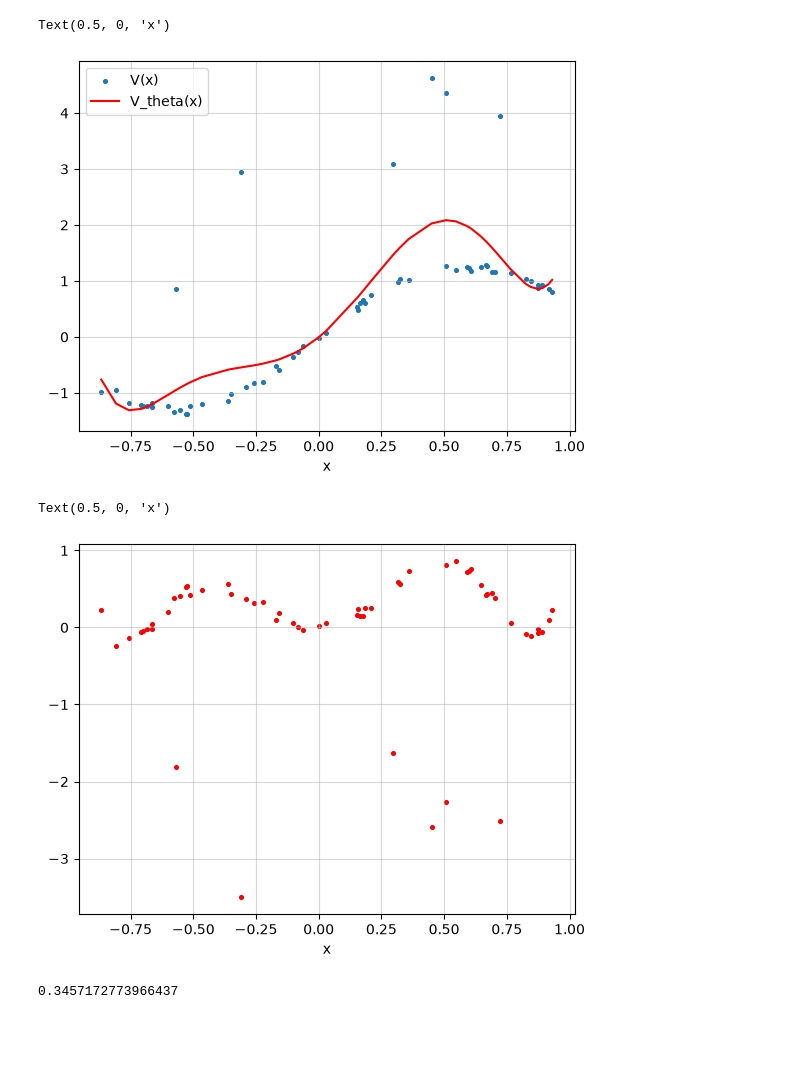
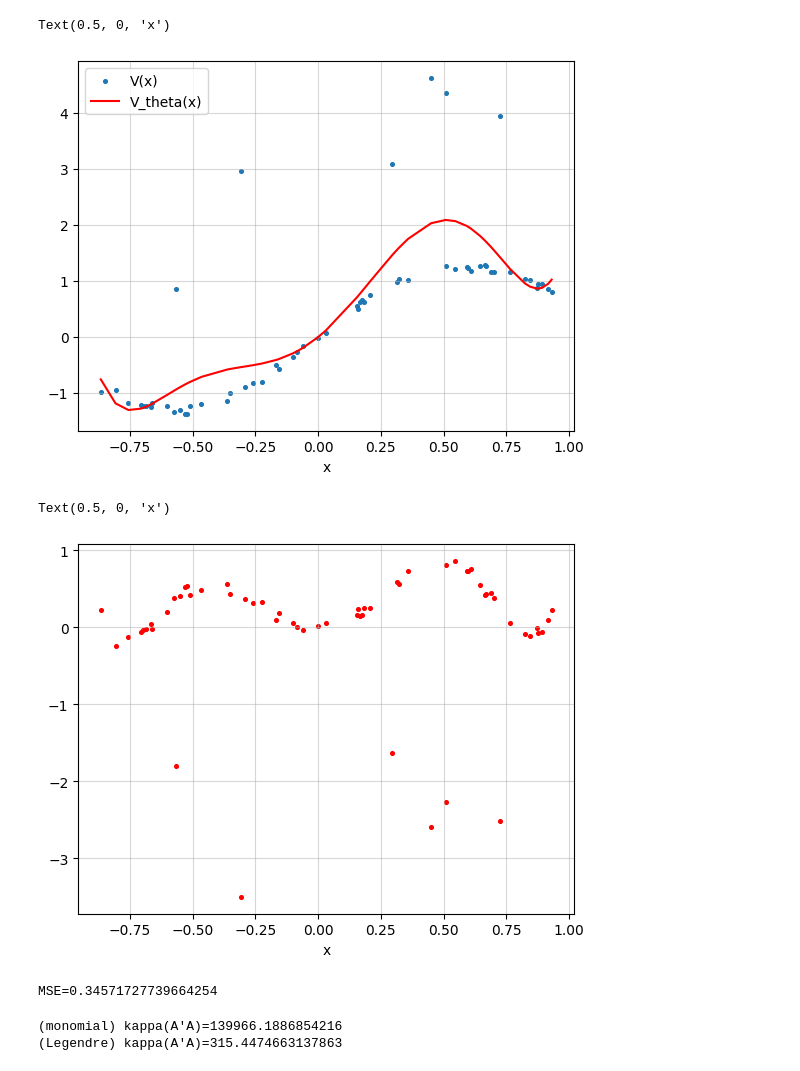
Before and after one commit to Deuter1um/OptimCW26_27, a Jupyter notebook: notebooks/part1.ipynb, the cells around one changed output. Saved outputs shown, nothing was run; the diff lists cells and outputs as text; code cells hidden in the pictures; blank space fills up the shorter version.

```diff
--- a/notebooks/part1.ipynb
+++ b/notebooks/part1.ipynb
@@ -17,6 +17,7 @@ with open(data_dir / "trainingI.dat", "r") as training:
         Y.append(y)
     X = np.array(X)
     Y = np.array(Y) # b
+    Y = Y.flatten()
 # %%
 m = 60
 n = 8
@@ -24,27 +25,27 @@ n = 8
 A = np.zeros((m, n))
 for i in range(m):
     for j in range(n):
-        A[i, j] = part1_utils.Legendre_poly(j, X[i])
+        A[i, j] = utils.Legendre_poly(j, X[i])
 
-theta = part1_utils.naive_LSE(A, Y)
-display(Math(r"\theta=" + part1_utils.np_to_latex(theta)))
-display(Math(r"A=" + part1_utils.np_to_latex(A)))
+theta = utils.naive_LSE(A, Y)
+display(Math(r"\theta=" + utils.np_to_latex(theta)))
+display(Math(r"A=" + utils.np_to_latex(A)))
 # %% [output]
 $\displaystyle \theta=\begin{bmatrix}0.367 & 1.501 & 0.208 & -1.596 & 0.305 & -0.150 & 1.227 & -0.006\end{bmatrix}$
 [interactive output not drawn]
 # %%
-v_estimate_vec = np.array([part1_utils.V_estimate(theta, x) for x in X])
+v_estimate_vec = np.array([utils.V_estimate(theta, x) for x in X])
 
 plt.scatter(X, Y, label="V(x)", s=7)
 plt.plot(X, v_estimate_vec, label="V_theta(x)", color="red")
 
 plt.legend()
 plt.grid(alpha=0.5)
 plt.xlabel("x")
 # plt.title("Least squares estimation versus ground truth")
 # %% [output]
 Text(0.5, 0, 'x')
-[figure, old version]
+[figure, new version]
 # %%
 res = A @ theta - Y
 
@@ -55,7 +56,7 @@ plt.xlabel("x")
 # plt.title("Residuals of LSE")
 # %% [output]
 Text(0.5, 0, 'x')
-[figure, old version]
+[figure, new version]
 # %%
 with open(data_dir / "validationI.dat", "r") as validation:
     X_val = []
@@ -70,9 +71,17 @@ with open(data_dir / "validationI.dat", "r") as validation:
 m_val = len(X_val)
 
 # V_theta(x_k)
-V_val_estimate = np.array([part1_utils.V_estimate(theta, x) for x in X_val])
+V_val_estimate = np.array([utils.V_estimate(theta, x) for x in X_val])
 
 val_mse = np.mean((V_val_estimate - Y_val) ** 2)
-print(val_mse)
+print(f"MSE={val_mse}")
 # %% [output]
-0.3457172773966437
+MSE=0.34571727739664254
+# %%
+A_monomial = np.array([[x**i for i in range(n)] for x in X])
+print(f"(monomial) kappa(A'A)={utils.get_condition_number(A_monomial.T @ A_monomial)}")
+
+print(f"(Legendre) kappa(A'A)={utils.get_condition_number(A.T @ A)}")
+# %% [output]
+(monomial) kappa(A'A)=139966.1886854216
+(Legendre) kappa(A'A)=315.4474663137863
```
Also changed, not shown: parts of 3 cells of this notebook, 2 other files.
